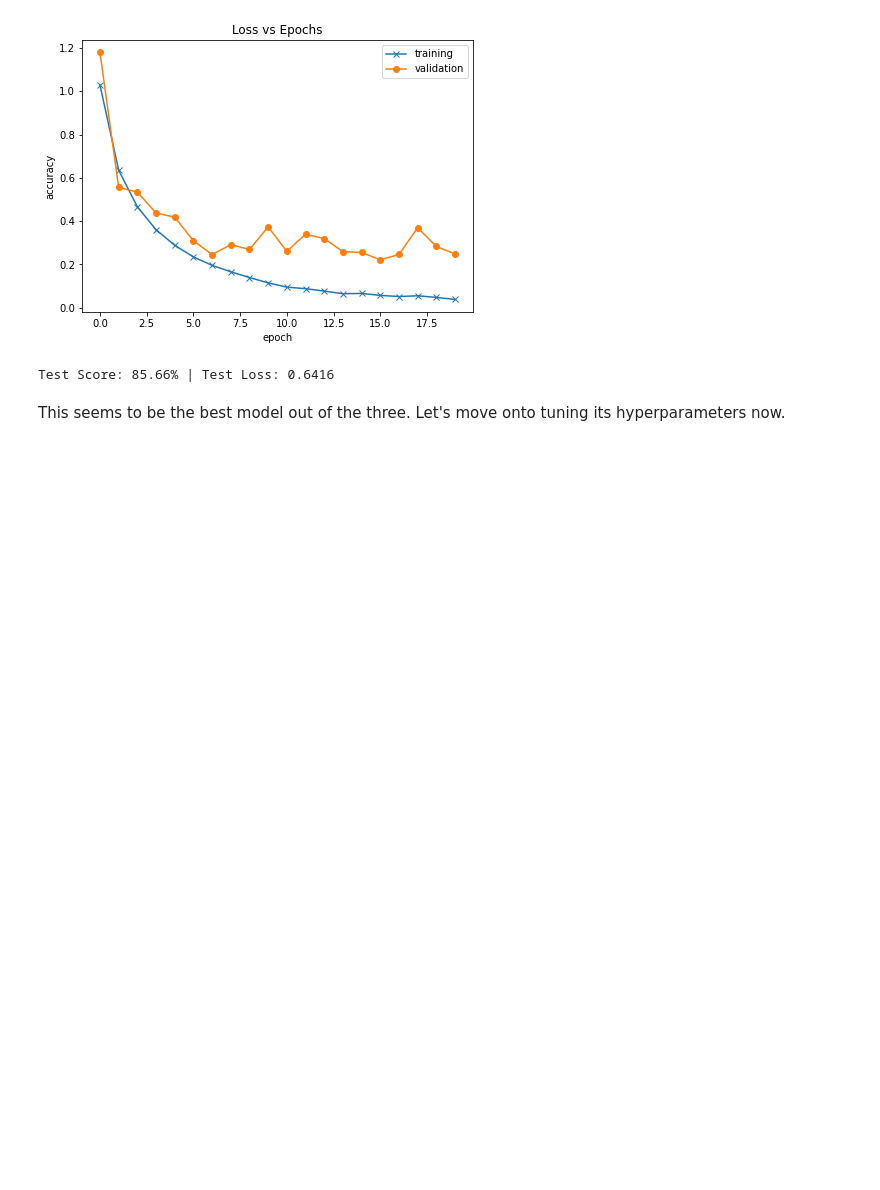
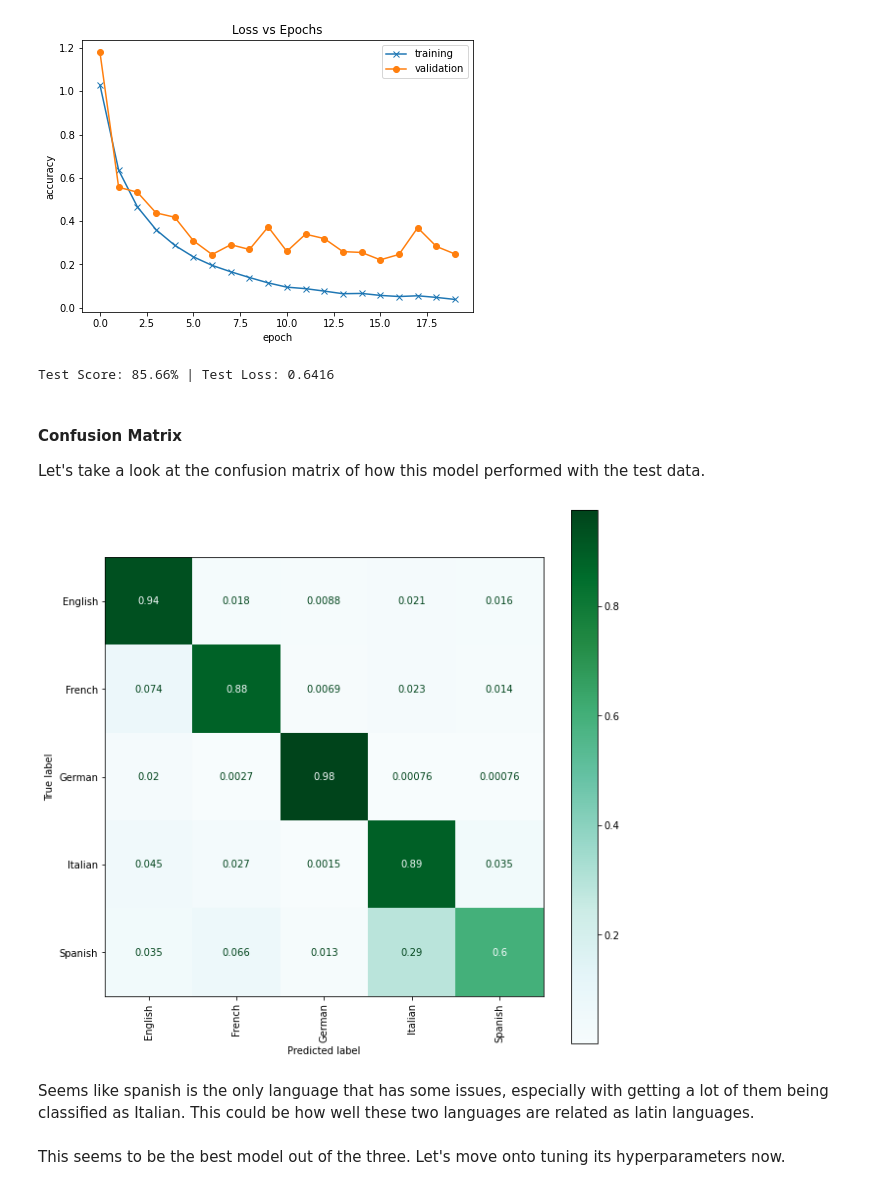
Before and after one commit to b-zhang93/Audio-Language-Classifier, a Jupyter notebook: Prototyping_CNN_Models.ipynb, the cells around one changed output. Drawn from its saved outputs; the diff is of its cells as text; code cells hidden in the pictures; blank space fills up the shorter version.

```diff
--- a/Prototyping_CNN_Models.ipynb
+++ b/Prototyping_CNN_Models.ipynb
@@ -143,6 +147,35 @@ class DeviceDataLoader():
         '''Number of batches'''
         return len(self.dl)
 
+# create confusion matrix
+def generate_cm(model, dataloader):
+    label_list = []
+    prediction_list = []
+
+    with torch.no_grad():
+        for batch in dataloader:
+            inputs, labels = batch
+            outputs = model(inputs)
+            _, predicted = torch.max(outputs.data, 1)
+
+            if (torch.cuda.is_available()):
+                torch.device('cuda')
+                label_list.extend(list(labels.cpu().numpy()))
+                prediction_list.extend(list(predicted.cpu().numpy()))
+            else:
+                label_list.extend(list(labels.numpy()))
+                prediction_list.extend(list(predicted.numpy()))
+
+    # calculate the confusion matrix
+    cm = confusion_matrix(label_list, prediction_list, normalize="true")
+
+    # plot the matrix
+    disp = ConfusionMatrixDisplay(confusion_matrix=cm,
+                                  display_labels=classes)
+    fig, ax = plt.subplots(figsize=(10, 10))
+    disp = disp.plot(xticks_rotation='vertical', ax=ax, cmap='BuGn')
+    plt.show()
+
 # plot accuracies
 def plot_accuracy(train_accuracy, val_accuracy):
     plt.figure(figsize=(7,5))
@@ -718,6 +750,16 @@ test_loss_3, test_score_3 = evaluate(model_3, dataloader=test_dl, calc_loss=True
 print(f"Test Score: {test_score_3:.2f}% | Test Loss: {test_loss_3:.4f}")
 # %% [output]
 Test Score: 85.66% | Test Loss: 0.6416
+# %% [markdown]
+#### Confusion Matrix
+Let's take a look at the confusion matrix of how this model performed with the test data.
+# %%
+# create confusion matrix
+generate_cm(model_3, test_dl)
+# %% [output]
+[figure, added]
+# %% [markdown]
+Seems like spanish is the only language that has some issues, especially with getting a lot of them being classified as Italian. This could be how well these two languages are related as latin languages.
 # %%
 # save the state model of the trained model
 torch.save(model_3.state_dict(), "trained_model_3_state.pt")
```
Also changed, not shown: parts of 44 cells of this notebook, 1 other file.
